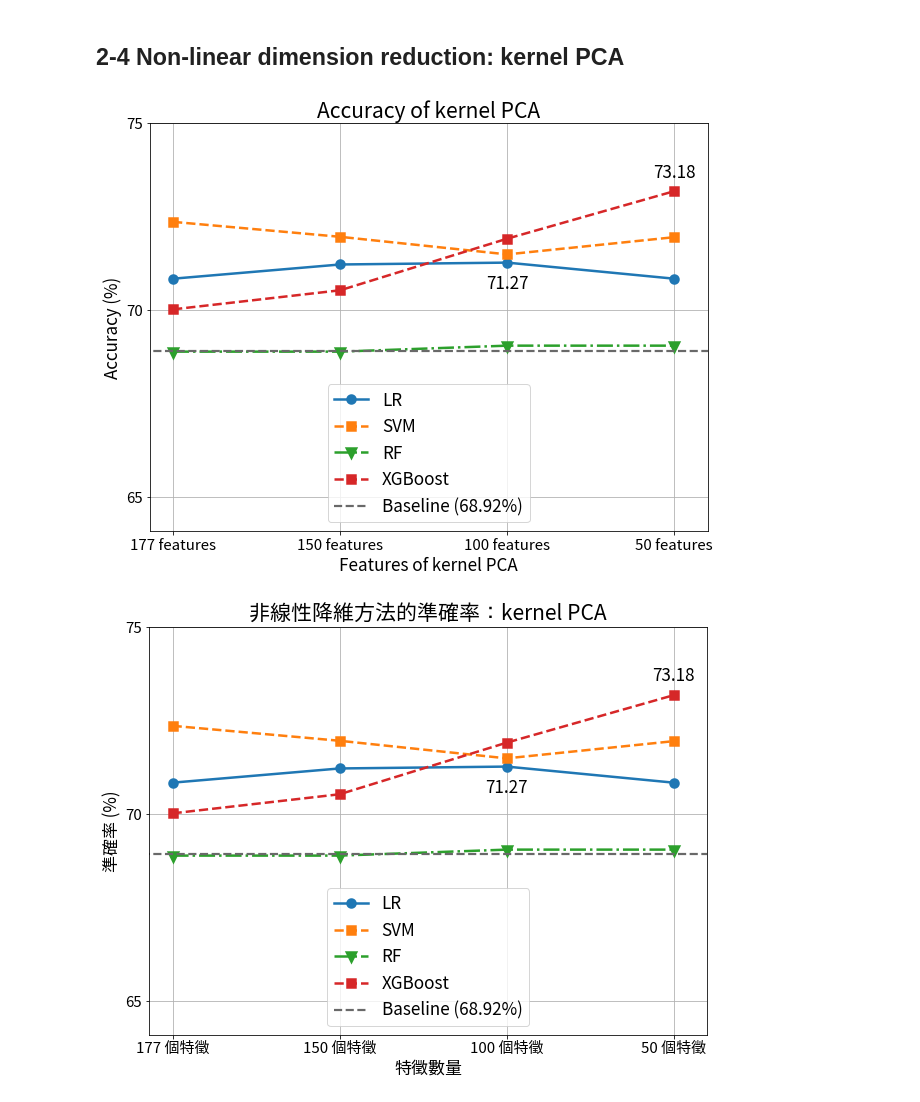
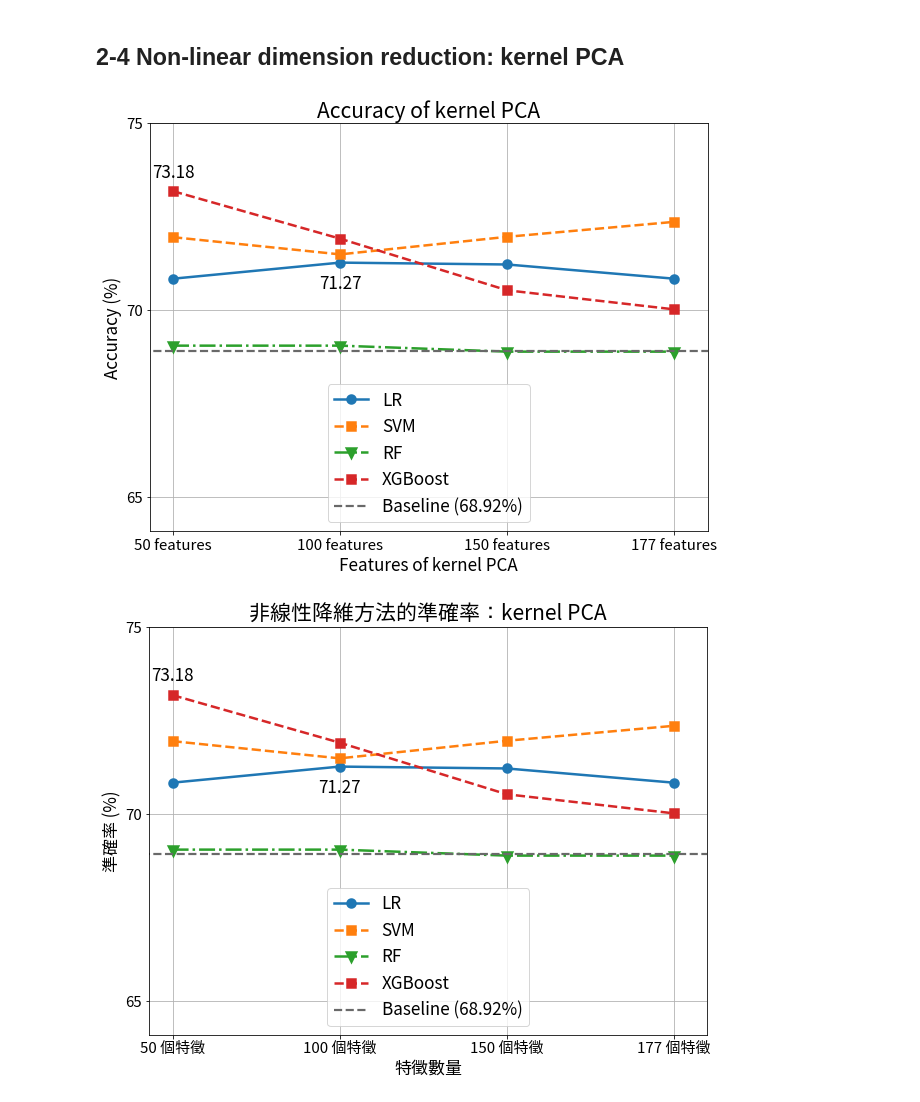
Before and after one commit to yu-cheng-kuo-28/text-mining-on-fomc-minutes, a Jupyter notebook: FOMC_01_py_code/FOMC_13_Plotting.ipynb, the cells around one changed output. Drawn from its saved outputs; the diff is of its cells as text; code cells hidden in the pictures.

```diff
--- a/FOMC_01_py_code/FOMC_13_Plotting.ipynb
+++ b/FOMC_01_py_code/FOMC_13_Plotting.ipynb
@@ -495,12 +494,14 @@ import numpy as np
 training 80.79, 78.51, 77.70
 test 82.22, 77.78, 77.78
 '''
-test_LR_PCA = [70.84, 71.22, 71.27, 70.84]
-test_SVM_PCA = [72.36, 71.96, 71.49, 71.95]
-test_RF_PCA = [68.89, 68.89, 69.05, 69.05]
-test_XGBoost_PCA = [70.02, 70.53, 71.91, 73.18]
 
-labels = ['177 features', '150 features', '100 features', '50 features']
+test_LR_PCA = [70.84, 71.27, 71.22, 70.84]
+test_SVM_PCA = [71.95, 71.49, 71.96, 72.36]
+test_RF_PCA = [69.05, 69.05, 68.89, 68.89]
+test_XGBoost_PCA = [73.18, 71.91, 70.53, 70.02]
+
+labels = ['50 features', '100 features', '150 features', '177 features']
+
 Baseline = [68.92] * 6
 
 x = np.arange(4)
@@ -520,51 +521,49 @@ plt.plot(range(4) , TFIDF200, ls='-.', lw=2.5, color= 'tab:green', marker='v', m
 '''
 ax.plot(range(-1,5) , Baseline, ls='--', linewidth=2.2, color= 'dimgrey', label="Baseline (68.92%)")
 
 ax.set_title('Accuracy of kernel PCA', fontsize = 21)
 ax.set_ylabel('Accuracy (%)', fontsize = 17)
 ax.set_xlabel('Features of kernel PCA', fontsize = 17)
 ax.axis([-0.14, 3.2, 64.1, 75.0])
 
 ax.set_yticks(y)
 ax.set_yticklabels(y, fontsize=15)
 ax.set_xticks(x)
 ax.set_xticklabels(labels=labels, fontsize = 15)
 
 label = "{:.2f}".format(73.18)
 ax.annotate(label, # this is the text
-              (3,73.18), # these are the coordinates to position the label
+              (0,73.18), # these are the coordinates to position the label
               textcoords="offset points", # how to position the text
               xytext=(0,14), # distance from text to points (x,y)
               fontsize = 17,
               ha='center') # horizontal alignment can be left, right or center
 
 label = "{:.2f}".format(71.27)
 ax.annotate(label, # this is the text
-              (2,71.27), # these are the coordinates to position the label
+              (1,71.27), # these are the coordinates to position the label
               textcoords="offset points", # how to position the text
               xytext=(0,-26), # distance from text to points (x,y)
               fontsize = 17,
               ha='center') # horizontal alignment can be left, right or center
 
 ax.legend(loc = 'lower center', fontsize = 17)
 plt.show();
 # %% [output]
-[figure, old version]
+[figure, new version]
 # %%
 # Figure 04: Non-linear Dimension reduction - KPCA
 
 import matplotlib.pyplot as plt
 import numpy as np
-'''
-training 80.79, 78.51, 77.70
-test 82.22, 77.78, 77.78
-'''
-test_LR_PCA = [70.84, 71.22, 71.27, 70.84]
-test_SVM_PCA = [72.36, 71.96, 71.49, 71.95]
-test_RF_PCA = [68.89, 68.89, 69.05, 69.05]
-test_XGBoost_PCA = [70.02, 70.53, 71.91, 73.18]
 
-labels = ['177 個特徵', '150 個特徵', '100 個特徵', '50 個特徵']
+
+test_LR_PCA = [70.84, 71.27, 71.22, 70.84]
+test_SVM_PCA = [71.95, 71.49, 71.96, 72.36]
+test_RF_PCA = [69.05, 69.05, 68.89, 68.89]
+test_XGBoost_PCA = [73.18, 71.91, 70.53, 70.02]
+
+labels = ['50 個特徵', '100 個特徵', '150 個特徵', '177 個特徵']
 Baseline = [68.92] * 6
 
 x = np.arange(4)
@@ -596,7 +595,7 @@ ax.set_xticklabels(labels=labels, fontsize = 15)
 
 label = "{:.2f}".format(73.18)
 ax.annotate(label, # this is the text
-              (3,73.18), # these are the coordinates to position the label
+              (0,73.18), # these are the coordinates to position the label
               textcoords="offset points", # how to position the text
               xytext=(0,14), # distance from text to points (x,y)
               fontsize = 17,
@@ -604,7 +603,7 @@ ax.annotate(label, # this is the text
 
 label = "{:.2f}".format(71.27)
 ax.annotate(label, # this is the text
-              (2,71.27), # these are the coordinates to position the label
+              (1,71.27), # these are the coordinates to position the label
               textcoords="offset points", # how to position the text
               xytext=(0,-26), # distance from text to points (x,y)
               fontsize = 17,
@@ -613,4 +612,4 @@ ax.annotate(label, # this is the text
 ax.legend(loc = 'lower center', fontsize = 17)
 plt.show();
 # %% [output]
-[figure, old version]
+[figure, new version]
```
Also changed, not shown: parts of 7 cells of this notebook.
